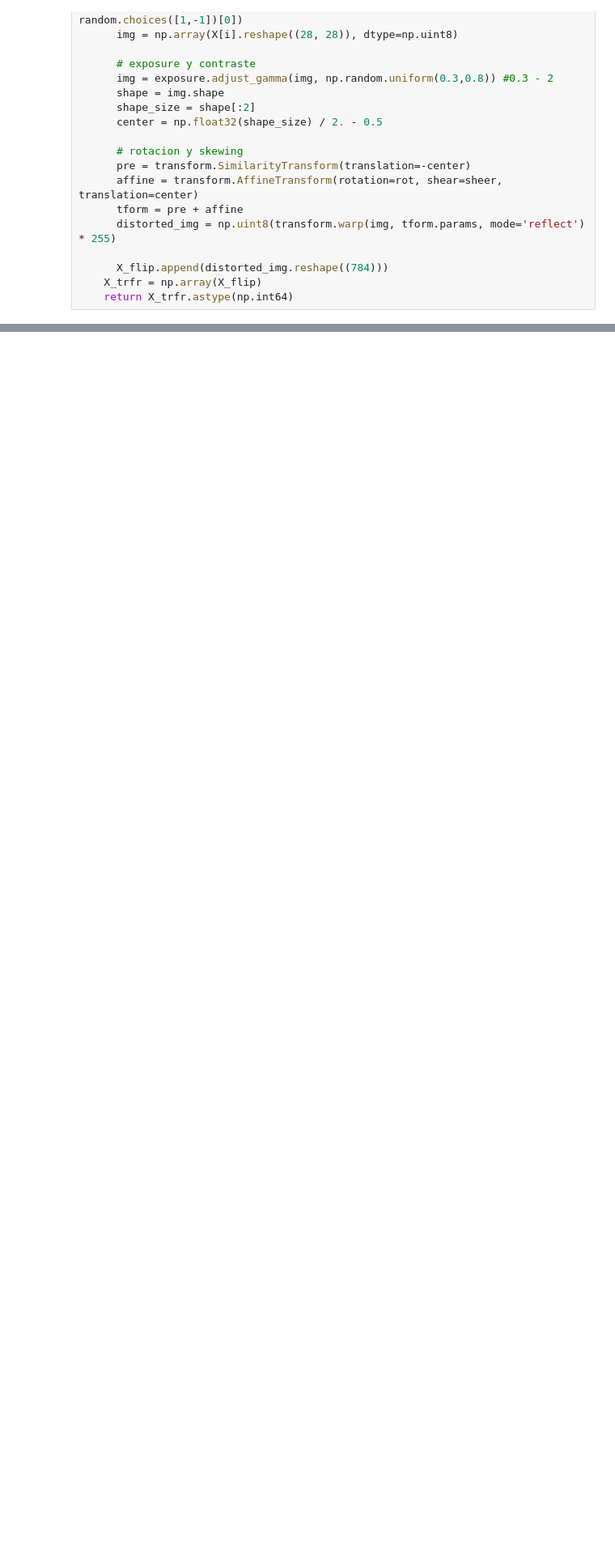
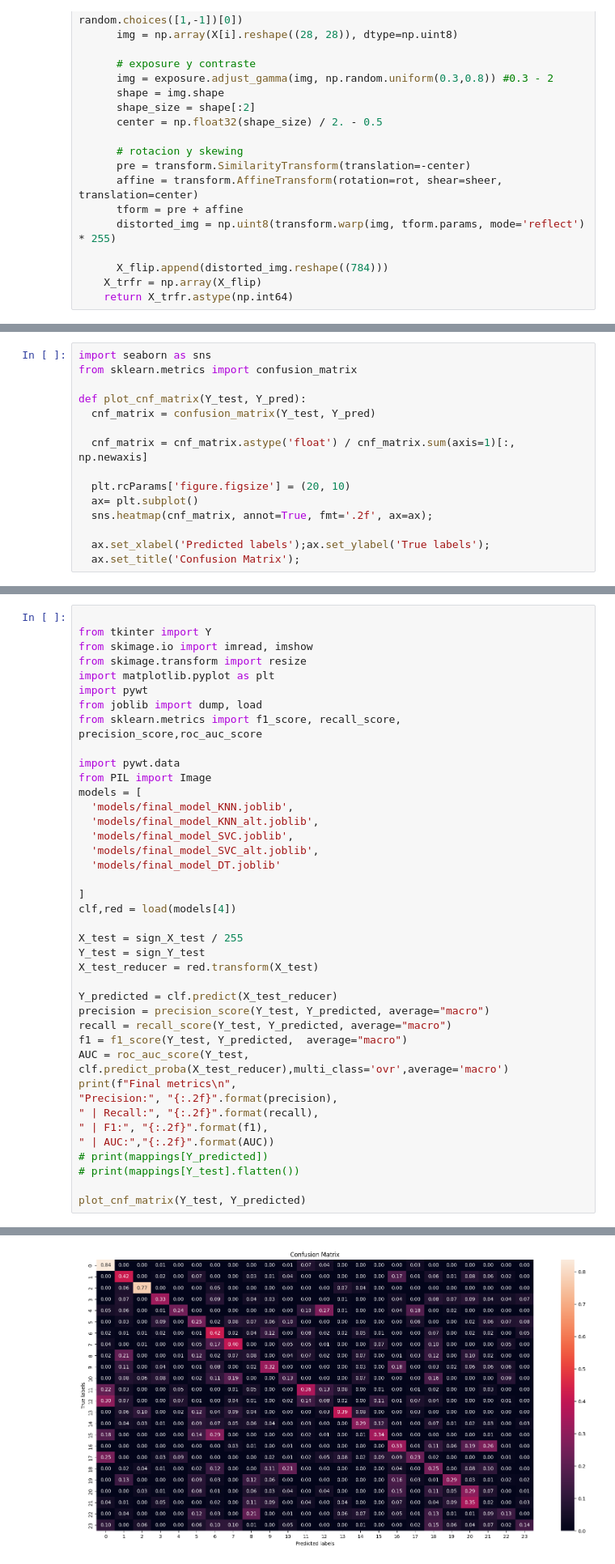
Before and after one commit to Mauricio-Bernuy/P2-IA, a Jupyter notebook: P2IA_tests.ipynb, the cells around one changed output, grey strips where cells are left out. Shown at 81% size. Drawn from its saved outputs; the diff is of its cells as text; blank space fills up the shorter version.

```diff
--- a/P2IA_tests.ipynb
+++ b/P2IA_tests.ipynb
@@ -266,0 +290,15 @@ dump((final_model, final_reducer, final_scaler), 'final_model.joblib')
+# %%
+import seaborn as sns
+from sklearn.metrics import confusion_matrix
+
+def plot_cnf_matrix(Y_test, Y_pred):
+  cnf_matrix = confusion_matrix(Y_test, Y_pred)
+
+  cnf_matrix = cnf_matrix.astype('float') / cnf_matrix.sum(axis=1)[:, np.newaxis]
+
+  plt.rcParams['figure.figsize'] = (20, 10)
+  ax= plt.subplot()
+  sns.heatmap(cnf_matrix, annot=True, fmt='.2f', ax=ax);
+
+  ax.set_xlabel('Predicted labels');ax.set_ylabel('True labels');
+  ax.set_title('Confusion Matrix');
@@ -266,0 +307,41 @@ dump((final_model, final_reducer, final_scaler), 'final_model.joblib')
+# %%
+
+from tkinter import Y
+from skimage.io import imread, imshow
+from skimage.transform import resize
+import matplotlib.pyplot as plt
+import pywt
+from joblib import dump, load
+from sklearn.metrics import f1_score, recall_score, precision_score,roc_auc_score
+
+import pywt.data
+from PIL import Image
+models = [
+  'models/final_model_KNN.joblib',
+  'models/final_model_KNN_alt.joblib',
+  'models/final_model_SVC.joblib',
+  'models/final_model_SVC_alt.joblib',
+  'models/final_model_DT.joblib'
+
+]
+clf,red = load(models[4])
+
+X_test = sign_X_test / 255
+Y_test = sign_Y_test
+X_test_reducer = red.transform(X_test)
+
+Y_predicted = clf.predict(X_test_reducer)
+precision = precision_score(Y_test, Y_predicted, average="macro")
+recall = recall_score(Y_test, Y_predicted, average="macro")
+f1 = f1_score(Y_test, Y_predicted,  average="macro")
+AUC = roc_auc_score(Y_test, clf.predict_proba(X_test_reducer),multi_class='ovr',average='macro')
+print(f"Final metrics\n",
+"Precision:", "{:.2f}".format(precision),
+" | Recall:", "{:.2f}".format(recall),
+" | F1:", "{:.2f}".format(f1),
+" | AUC:","{:.2f}".format(AUC))
+# print(mappings[Y_predicted])
+# print(mappings[Y_test].flatten())
+
+plot_cnf_matrix(Y_test, Y_predicted)
+# %% [output]
@@ -267,3 +350,4 @@ dump((final_model, final_reducer, final_scaler), 'final_model.joblib')
+[figure, added]
 # %%
 %pip install scikit-image
 %pip install pywt
```
Also changed, not shown: parts of 12 cells of this notebook, 17 other files.
